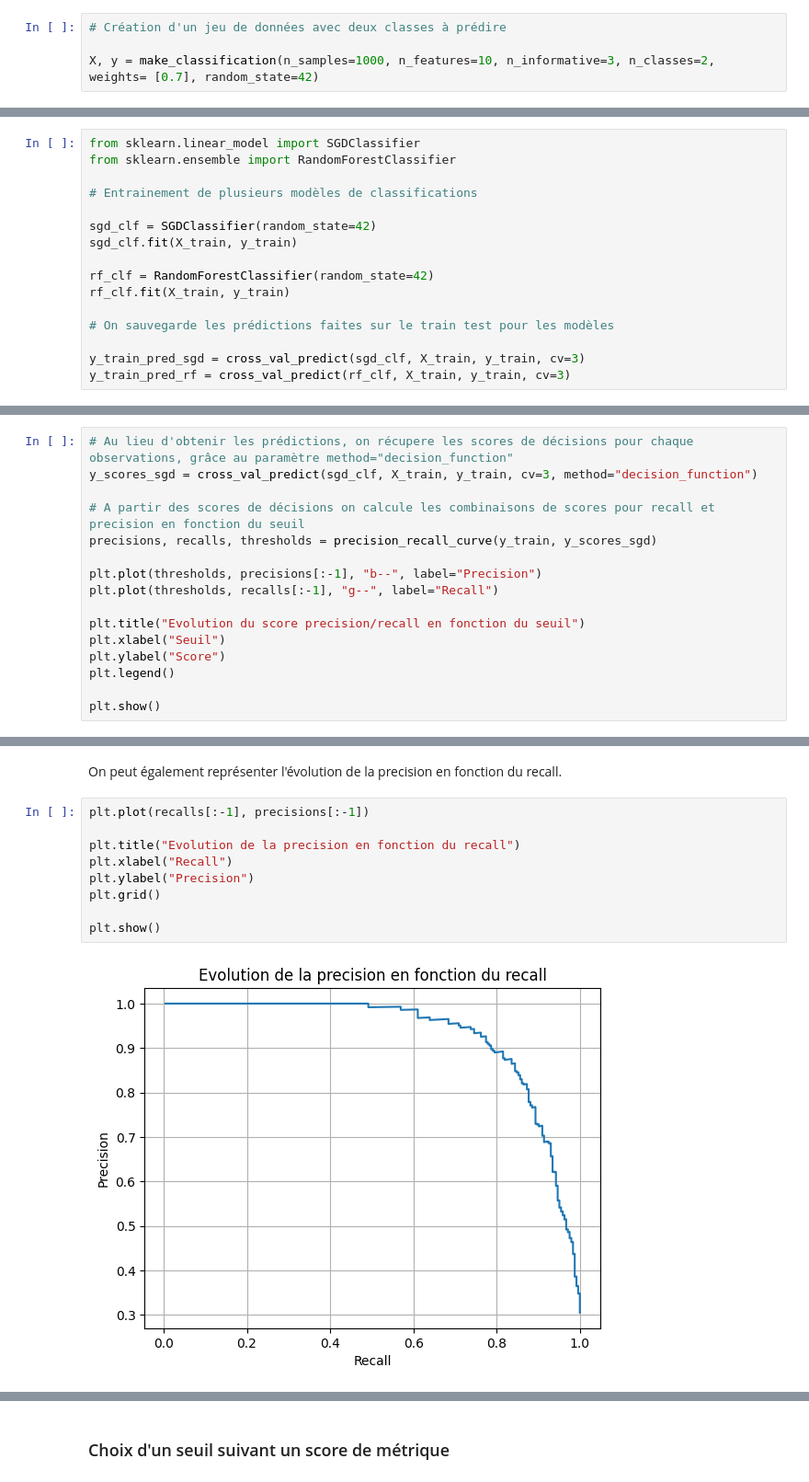
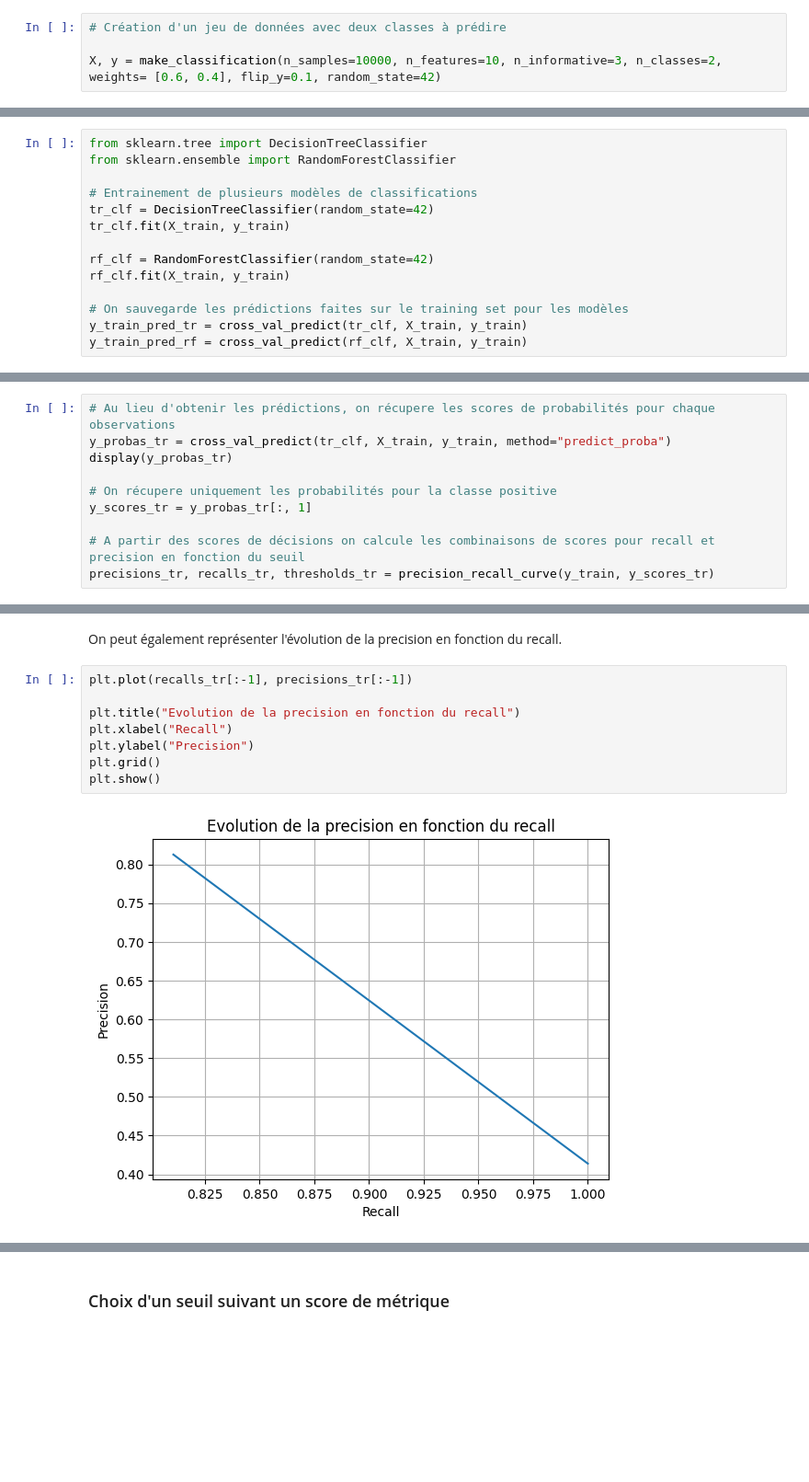
Before and after one commit to ElieLECAS/ML_avance, a Jupyter notebook: roc_auc/roc_auc.ipynb, the cells around one changed output, grey strips where cells are left out. Shown: that part at 92% size. Saved outputs shown, nothing was run; the diff lists cells and outputs as text; blank space fills up the shorter version.

```diff
--- a/roc_auc/roc_auc.ipynb
+++ b/roc_auc/roc_auc.ipynb
@@ -64,4 +75,4 @@ from sklearn.model_selection import train_test_split, cross_val_predict
 # %%
 # Création d'un jeu de données avec deux classes à prédire
 
-X, y = make_classification(n_samples=1000, n_features=10, n_informative=3, n_classes=2, weights= [0.7], random_state=42)
+X, y = make_classification(n_samples=10000, n_features=10, n_informative=3, n_classes=2, weights= [0.6, 0.4], flip_y=0.1, random_state=42)
@@ -78,16 +91,14 @@ On va entrainer deux modèles pour montrer l'utilisation de la courbe ROC et AUC
 # %%
-from sklearn.linear_model import SGDClassifier
+from sklearn.tree import DecisionTreeClassifier
 from sklearn.ensemble import RandomForestClassifier
 
 # Entrainement de plusieurs modèles de classifications
-
-sgd_clf = SGDClassifier(random_state=42)
-sgd_clf.fit(X_train, y_train)
+tr_clf = DecisionTreeClassifier(random_state=42)
+tr_clf.fit(X_train, y_train)
 
 rf_clf = RandomForestClassifier(random_state=42)
 rf_clf.fit(X_train, y_train)
 
-# On sauvegarde les prédictions faites sur le train test pour les modèles
-
-y_train_pred_sgd = cross_val_predict(sgd_clf, X_train, y_train, cv=3)
-y_train_pred_rf = cross_val_predict(rf_clf, X_train, y_train, cv=3)
+# On sauvegarde les prédictions faites sur le training set pour les modèles
+y_train_pred_tr = cross_val_predict(tr_clf, X_train, y_train)
+y_train_pred_rf = cross_val_predict(rf_clf, X_train, y_train)
@@ -139,19 +154,13 @@ weighted avg       0.91      0.91      0.91       800
 # %% [markdown]
 On peut aussi visualiser sur un graphique l'évolution de la précision et du recall en fonction du seuil.
 # %%
-# Au lieu d'obtenir les prédictions, on récupere les scores de décisions pour chaque observations, grâce au paramètre method="decision_function"
-y_scores_sgd = cross_val_predict(sgd_clf, X_train, y_train, cv=3, method="decision_function")
+# Au lieu d'obtenir les prédictions, on récupere les scores de probabilités pour chaque observations
+y_probas_tr = cross_val_predict(tr_clf, X_train, y_train, method="predict_proba")
+display(y_probas_tr)
+
+# On récupere uniquement les probabilités pour la classe positive
+y_scores_tr = y_probas_tr[:, 1]
 
 # A partir des scores de décisions on calcule les combinaisons de scores pour recall et precision en fonction du seuil
-precisions, recalls, thresholds = precision_recall_curve(y_train, y_scores_sgd)
-
-plt.plot(thresholds, precisions[:-1], "b--", label="Precision")
-plt.plot(thresholds, recalls[:-1], "g--", label="Recall")
-
-plt.title("Evolution du score precision/recall en fonction du seuil")
-plt.xlabel("Seuil")
-plt.ylabel("Score")
-plt.legend()
-
-plt.show()
+precisions_tr, recalls_tr, thresholds_tr = precision_recall_curve(y_train, y_scores_tr)
 # %% [output]
@@ -159,14 +186,13 @@ plt.show()
 # %% [markdown]
 On peut également représenter l'évolution de la precision en fonction du recall.
 # %%
-plt.plot(recalls[:-1], precisions[:-1])
+plt.plot(recalls_tr[:-1], precisions_tr[:-1])
 
 plt.title("Evolution de la precision en fonction du recall")
 plt.xlabel("Recall")
 plt.ylabel("Precision")
 plt.grid()
-
 plt.show()
 # %% [output]
-[figure, old version]
+[figure, new version]
 # %% [markdown]
```
Also changed, not shown: parts of 32 cells of this notebook, 5 other files.
